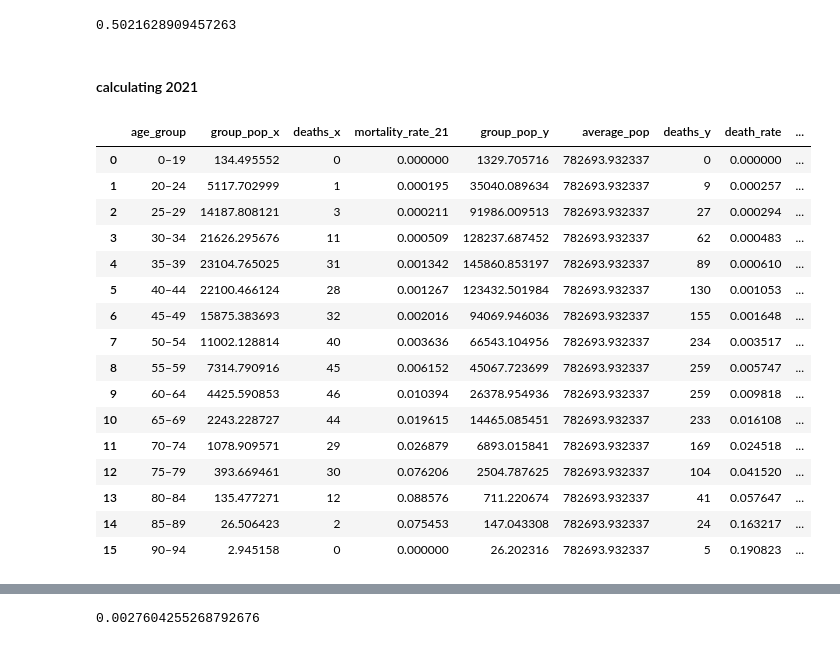
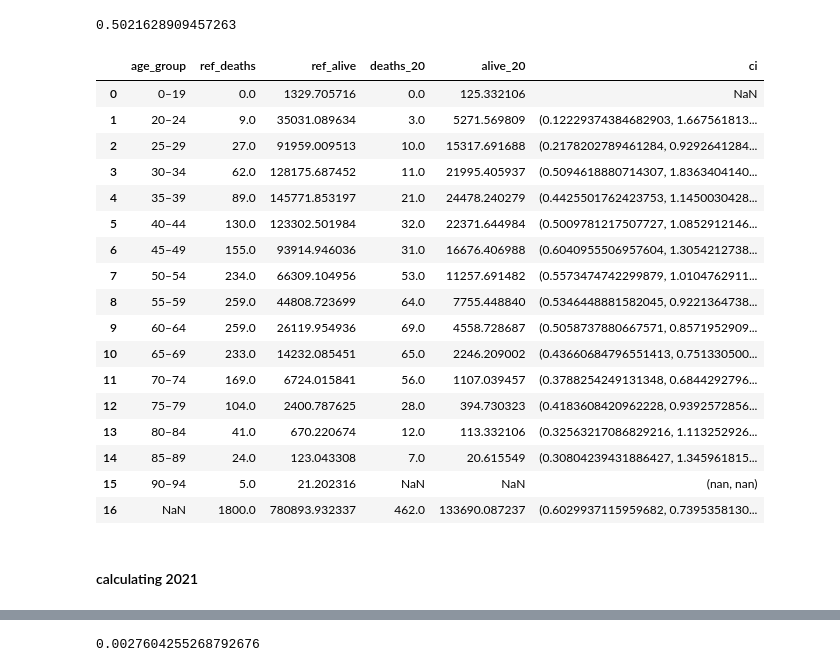
Before and after one commit to NPR-investigations/BOP_all_cause_mortality, a Jupyter notebook: 20220303_BOP_standardized_mortality_count_for_sharing.ipynb, the cells around one changed output, grey strips where cells are left out. Cells and saved outputs as stored; diff of their text form; code cells hidden in the pictures.

```diff
--- a/20220303_BOP_standardized_mortality_count_for_sharing.ipynb
+++ b/20220303_BOP_standardized_mortality_count_for_sharing.ipynb
@@ -604,3 +617,45 @@ yr20_3.weighted_rate.sum()/std.weighted_rate.sum()-1
+# %%
+ci_20 = pd.merge(ref_ci, yr20_ci, on = 'age_group',how = 'outer')
+# %%
+ci_20 = ci_20.append(ci_20.sum(numeric_only=True), ignore_index=True)
+# %%
+# reference https://sphweb.bumc.bu.edu/otlt/mph-modules/bs/bs704_confidence_intervals/bs704_confidence_intervals8.html
+def ci_95(ref_deaths, ref_alive, deaths, alive):
+    r1 = ref_deaths/(ref_deaths+ref_alive)
+    r2 = deaths/(deaths+alive)
+    rr = r1/r2
+    lnrr = np.log(rr)
+    block1 = (alive/deaths)/(alive+deaths)
+    block2 = (ref_alive/ref_deaths)/(ref_alive+ref_deaths)
+    block3 = (math.sqrt(block1 + block2))*1.96
+    lnupper = lnrr + block3
+    lnlower = lnrr - block3
+    upper = np.exp(lnupper)
+    lower = np.exp(lnlower)
+    return(lower,upper)
+# %%
+ci_20['ci'] = [ci_95(a,b,c,d) if ((a!= 0) & (c != 0)) else np.nan for (a,b,c,d) in zip(ci_20.ref_deaths,ci_20.ref_alive,ci_20.deaths_20,ci_20.alive_20)]
+# %%
+ci_20
+# %% [output]
+|  | age_group | ref_deaths | ref_alive | deaths_20 | alive_20 | ci |
+| 0 | 0–19 | 0.0 | 1329.705716 | 0.0 | 125.332106 | NaN |
+| 1 | 20–24 | 9.0 | 35031.089634 | 3.0 | 5271.569809 | (0.12229374384682903, 1.667561813... |
+| 2 | 25–29 | 27.0 | 91959.009513 | 10.0 | 15317.691688 | (0.2178202789461284, 0.9292641284... |
+| 3 | 30–34 | 62.0 | 128175.687452 | 11.0 | 21995.405937 | (0.5094618880714307, 1.8363404140... |
+| 4 | 35–39 | 89.0 | 145771.853197 | 21.0 | 24478.240279 | (0.4425501762423753, 1.1450030428... |
+| 5 | 40–44 | 130.0 | 123302.501984 | 32.0 | 22371.644984 | (0.5009781217507727, 1.0852912146... |
+| 6 | 45–49 | 155.0 | 93914.946036 | 31.0 | 16676.406988 | (0.6040955506957604, 1.3054212738... |
+| 7 | 50–54 | 234.0 | 66309.104956 | 53.0 | 11257.691482 | (0.5573474742299879, 1.0104762911... |
+| 8 | 55–59 | 259.0 | 44808.723699 | 64.0 | 7755.448840 | (0.5346448881582045, 0.9221364738... |
+| 9 | 60–64 | 259.0 | 26119.954936 | 69.0 | 4558.728687 | (0.5058737880667571, 0.8571952909... |
+| 10 | 65–69 | 233.0 | 14232.085451 | 65.0 | 2246.209002 | (0.43660684796551413, 0.751330500... |
+| 11 | 70–74 | 169.0 | 6724.015841 | 56.0 | 1107.039457 | (0.3788254249131348, 0.6844292796... |
+| 12 | 75–79 | 104.0 | 2400.787625 | 28.0 | 394.730323 | (0.4183608420962228, 0.9392572856... |
+| 13 | 80–84 | 41.0 | 670.220674 | 12.0 | 113.332106 | (0.32563217086829216, 1.113252926... |
+| 14 | 85–89 | 24.0 | 123.043308 | 7.0 | 20.615549 | (0.30804239431886427, 1.345961815... |
+| 15 | 90–94 | 5.0 | 21.202316 | NaN | NaN | (nan, nan) |
+| 16 | NaN | 1800.0 | 780893.932337 | 462.0 | 133690.087237 | (0.6029937115959682, 0.7395358130... |
 # %% [markdown]
 #### calculating 2021
 # %%
@@ -608,23 +665,3 @@ yr21_1['mortality_rate_21'] = yr21_1.deaths/yr21_1.group_pop
 # %%
 yr21_3 = pd.merge(yr21_1, std, on = 'age_group', how = 'left')
 yr21_3['weighted_rate'] = yr21_3.mortality_rate_21 * yr21_3.pop_pct
-# %%
-yr21_3
-# %% [output]
-|  | age_group | group_pop_x | deaths_x | mortality_rate_21 | group_pop_y | average_pop | deaths_y | death_rate | ... |
-| 0 | 0–19 | 134.495552 | 0 | 0.000000 | 1329.705716 | 782693.932337 | 0 | 0.000000 | ... |
-| 1 | 20–24 | 5117.702999 | 1 | 0.000195 | 35040.089634 | 782693.932337 | 9 | 0.000257 | ... |
-| 2 | 25–29 | 14187.808121 | 3 | 0.000211 | 91986.009513 | 782693.932337 | 27 | 0.000294 | ... |
-| 3 | 30–34 | 21626.295676 | 11 | 0.000509 | 128237.687452 | 782693.932337 | 62 | 0.000483 | ... |
-| 4 | 35–39 | 23104.765025 | 31 | 0.001342 | 145860.853197 | 782693.932337 | 89 | 0.000610 | ... |
-| 5 | 40–44 | 22100.466124 | 28 | 0.001267 | 123432.501984 | 782693.932337 | 130 | 0.001053 | ... |
-| 6 | 45–49 | 15875.383693 | 32 | 0.002016 | 94069.946036 | 782693.932337 | 155 | 0.001648 | ... |
-| 7 | 50–54 | 11002.128814 | 40 | 0.003636 | 66543.104956 | 782693.932337 | 234 | 0.003517 | ... |
-| 8 | 55–59 | 7314.790916 | 45 | 0.006152 | 45067.723699 | 782693.932337 | 259 | 0.005747 | ... |
-| 9 | 60–64 | 4425.590853 | 46 | 0.010394 | 26378.954936 | 782693.932337 | 259 | 0.009818 | ... |
-| 10 | 65–69 | 2243.228727 | 44 | 0.019615 | 14465.085451 | 782693.932337 | 233 | 0.016108 | ... |
-| 11 | 70–74 | 1078.909571 | 29 | 0.026879 | 6893.015841 | 782693.932337 | 169 | 0.024518 | ... |
-| 12 | 75–79 | 393.669461 | 30 | 0.076206 | 2504.787625 | 782693.932337 | 104 | 0.041520 | ... |
-| 13 | 80–84 | 135.477271 | 12 | 0.088576 | 711.220674 | 782693.932337 | 41 | 0.057647 | ... |
-| 14 | 85–89 | 26.506423 | 2 | 0.075453 | 147.043308 | 782693.932337 | 24 | 0.163217 | ... |
-| 15 | 90–94 | 2.945158 | 0 | 0.000000 | 26.202316 | 782693.932337 | 5 | 0.190823 | ... |
```
Also changed, not shown: parts of 16 cells of this notebook.
